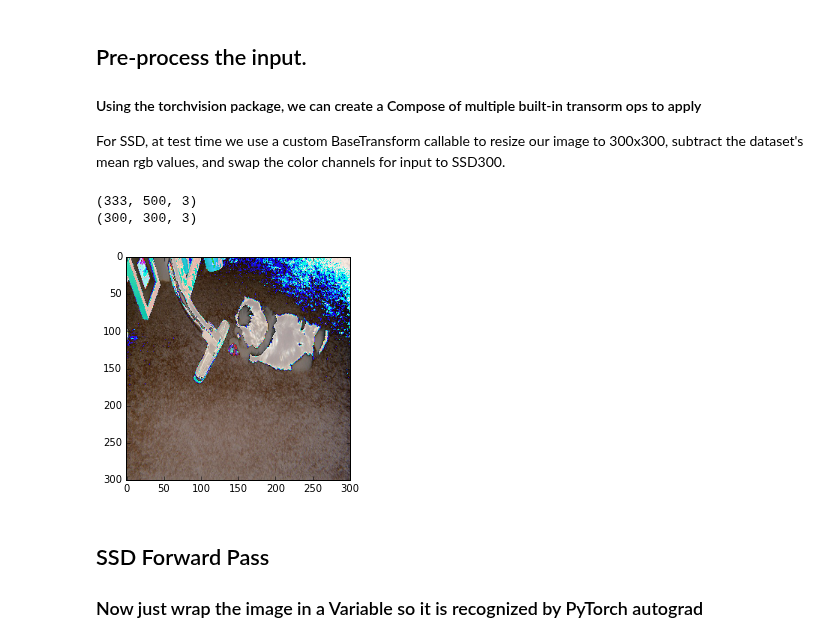
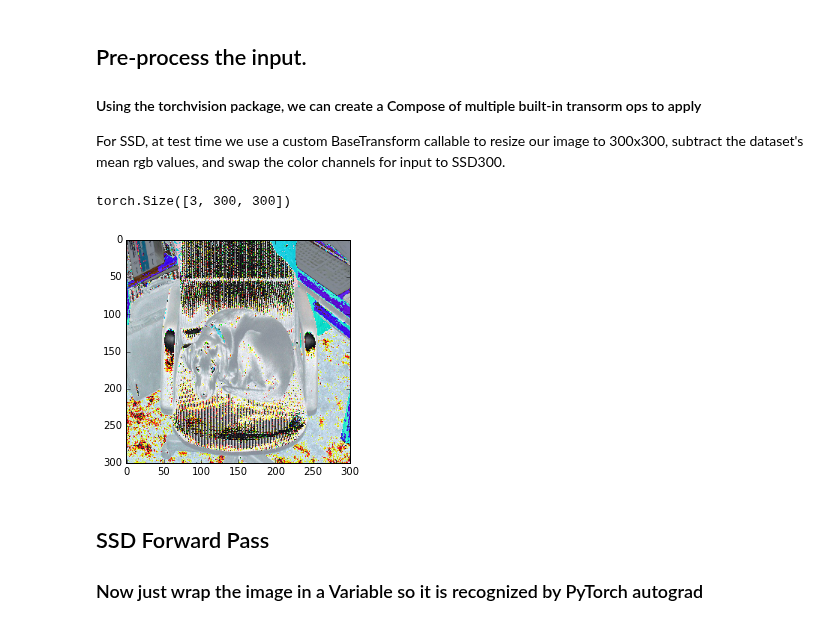
Before and after one commit to amdegroot/ssd.pytorch, a Jupyter notebook: demo/demo.ipynb, the cells around one changed output. Cells and saved outputs as stored; diff of their text form; code cells hidden in the pictures.

```diff
--- a/demo/demo.ipynb
+++ b/demo/demo.ipynb
@@ -63,7 +44,7 @@ from matplotlib import pyplot as plt
 from data import VOCDetection, VOCroot, AnnotationTransform
 # here we specify year (07 or 12) and dataset ('test', 'val', 'train')
 testset = VOCDetection(VOCroot, [('2007', 'val')], None, AnnotationTransform)
-img_id = 163
+img_id = 16
 image = testset.pull_image(img_id)
 rgb_image = cv2.cvtColor(image, cv2.COLOR_BGR2RGB)
 # View the sampled input image before transform
@@ -79,18 +60,18 @@ For SSD, at test time we use a custom BaseTransform callable to
 resize our image to 300x300, subtract the dataset's mean rgb values,
 and swap the color channels for input to SSD300.
 # %%
-from data import BaseTransform
-print(image.shape)
-bt = BaseTransform(300, (104/256.0, 117/256.0, 123/256.0))
-x = bt(image)[0]
-print(x.shape)
-x = x[:, :, (2, 1, 0)]
+x = cv2.resize(image, (300, 300)).astype(np.float32)
+x -= x.min()
+x /= x.max()
+x -= (104.0/256.0, 117.0/256.0, 123.0/256.0)
+x = x.astype(np.float32)
+x = x[:, :, ::-1].copy()
 plt.imshow(x)
 x = torch.from_numpy(x).permute(2, 0, 1)
+print (x.size())
 # %% [output]
-(333, 500, 3)
-(300, 300, 3)
+torch.Size([3, 300, 300])
-[figure, old version]
+[figure, new version]
 # %% [markdown]
 ## SSD Forward Pass
 ### Now just wrap the image in a Variable so it is recognized by PyTorch autograd
```
Also changed, not shown: parts of 4 cells of this notebook, 1 other file.
